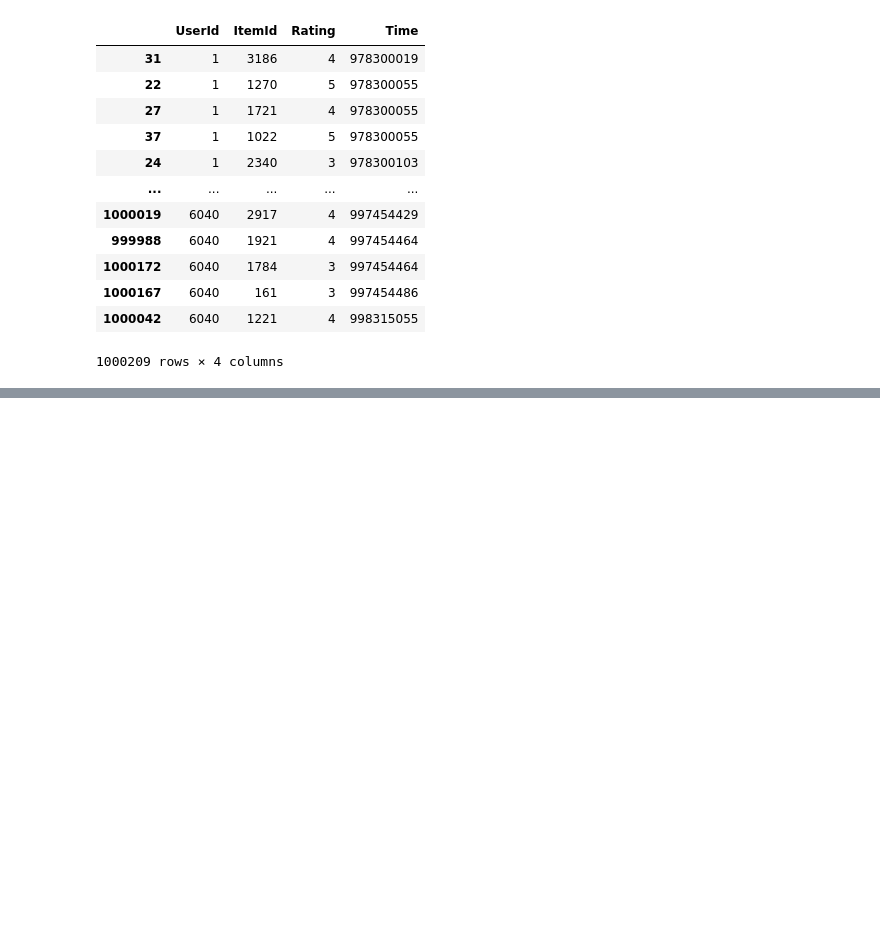
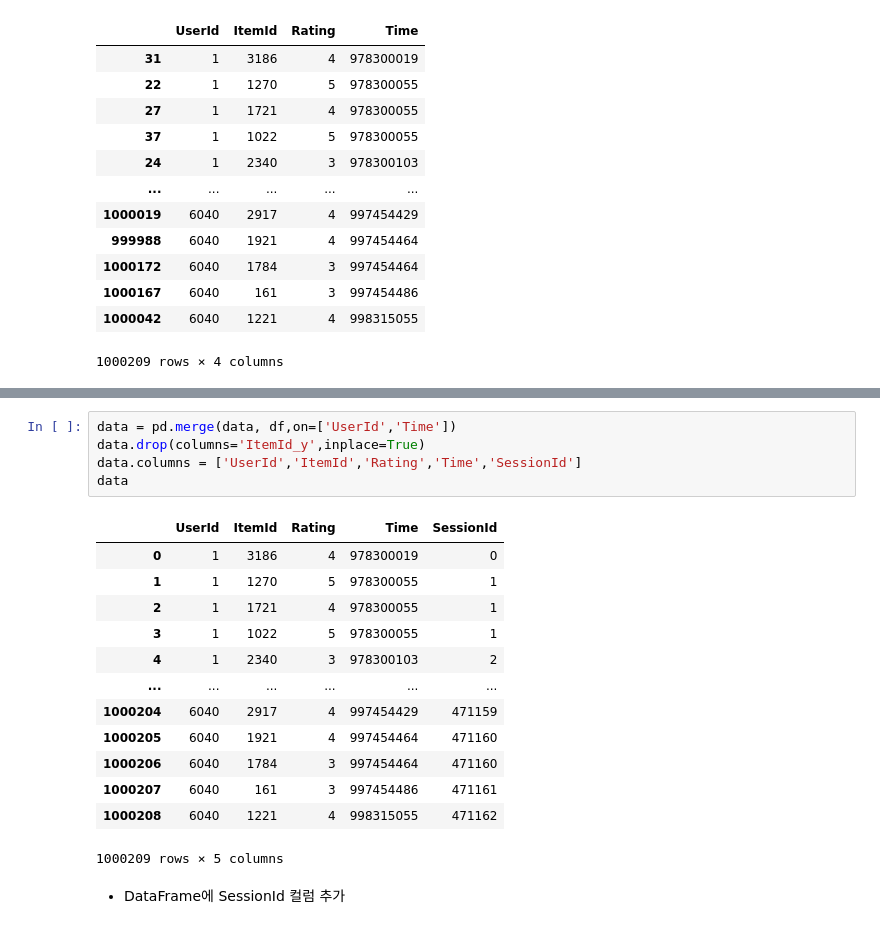
Before and after one commit to oddhyeon/Aiffel, a Jupyter notebook: [E-12]next_movie/[E-12]next_movie.ipynb, the cells around one changed output, grey strips where cells are left out. Drawn from its saved outputs; the diff is of its cells as text; blank space fills up the shorter version.

```diff
--- a/[E-12]next_movie/[E-12]next_movie.ipynb
+++ b/[E-12]next_movie/[E-12]next_movie.ipynb
@@ -48,0 +96,21 @@ data
+# %%
+data = pd.merge(data, df,on=['UserId','Time'])
+data.drop(columns='ItemId_y',inplace=True)
+data.columns = ['UserId','ItemId','Rating','Time','SessionId']
+data
+# %% [output]
+|  | UserId | ItemId | Rating | Time | SessionId |
+| 0 | 1 | 3186 | 4 | 978300019 | 0 |
+| 1 | 1 | 1270 | 5 | 978300055 | 1 |
+| 2 | 1 | 1721 | 4 | 978300055 | 1 |
+| 3 | 1 | 1022 | 5 | 978300055 | 1 |
+| 4 | 1 | 2340 | 3 | 978300103 | 2 |
+| ... | ... | ... | ... | ... | ... |
+| 1000204 | 6040 | 2917 | 4 | 997454429 | 471159 |
+| 1000205 | 6040 | 1921 | 4 | 997454464 | 471160 |
+| 1000206 | 6040 | 1784 | 3 | 997454464 | 471160 |
+| 1000207 | 6040 | 161 | 3 | 997454486 | 471161 |
+| 1000208 | 6040 | 1221 | 4 | 998315055 | 471162 |
+1000209 rows × 5 columns
+# %% [markdown]
+- DataFrame에 SessionId 컬럼 추가
```
Also changed, not shown: parts of 49 cells of this notebook.
